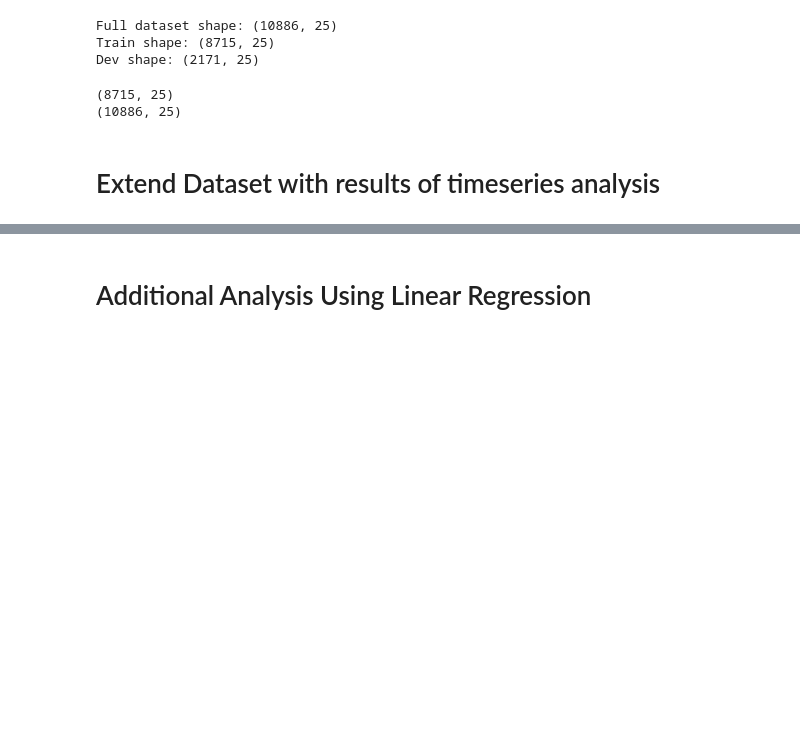
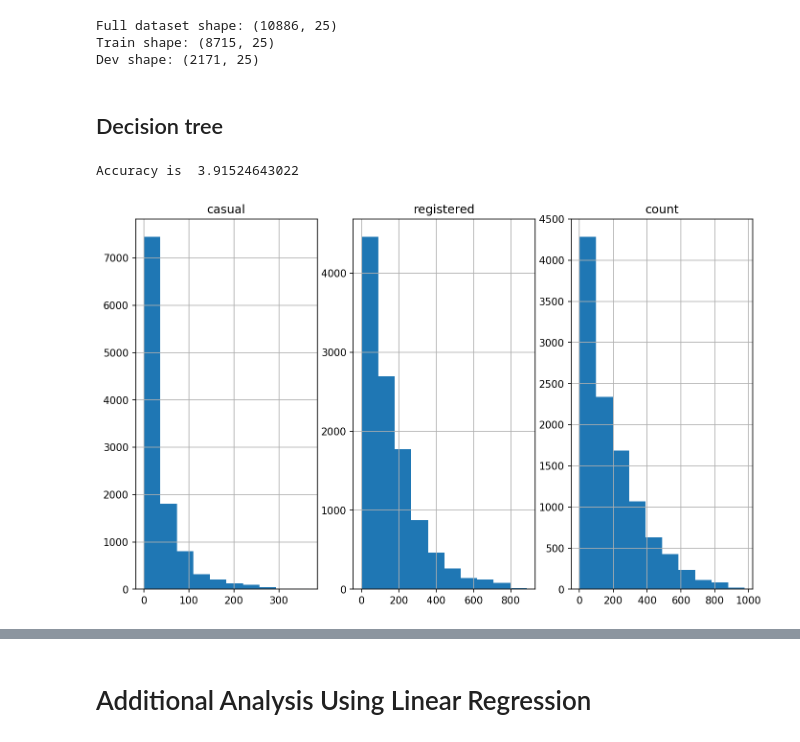
Before and after one commit to jordankupersmith/w207-final, a Jupyter notebook: w207_Bike_Sharing_Regression.ipynb, the cells around one changed output, grey strips where cells are left out. Cells and saved outputs as stored; diff of their text form; code cells hidden in the pictures; blank space fills up the shorter version.

Commit message:
Beginning decision tree analysis

```diff
--- a/w207_Bike_Sharing_Regression.ipynb
+++ b/w207_Bike_Sharing_Regression.ipynb
@@ -746,11 +746,61 @@ http://pandas.pydata.org/pandas-docs/stable/indexing.html#deprecate_ix
 Full dataset shape: (10886, 25)
 Train shape: (8715, 25)
 Dev shape: (2171, 25)
-# %%
-print(train.shape)
-print(fullWithWMATAandTS.shape)
-# %% [output]
-(8715, 25)
-(10886, 25)
-# %% [markdown]
-# Extend Dataset with results of timeseries analysis
+# %% [markdown]
+## Decision tree
+# %%
+#from sklearn import tree
+#import graphviz as gv
+#from sklearn.tree import DecisionTreeClassifier, export_graphviz
+from sklearn.tree import DecisionTreeClassifier
+from sklearn.metrics import accuracy_score
+
+
+
+tree_vars=['season', 'holiday', 'workingday', 'weather', 'temp', 'atemp', 'humidity', 'windspeed',  'hour',   'delay_collapsed',  'year', 'month', 'week', 'predictedFromTS']
+
+Y_vars=['casual', 'registered', 'count']
+
+
+plt.figure(figsize=(15,15), dpi=150)
+for i, var in enumerate(Y_vars):
+    j=i+1
+    plt.subplot(2,4,j)
+    full[var].hist()
+    plt.title(var)
+
+X_train = train[tree_vars]
+X_dev = dev[tree_vars]
+Y_train = train['count']
+Y_dev = dev['count']
+
+X_train1=X_train.values.reshape(-1, 1)
+Y_train1=Y_train.values.reshape(-1, 1)
+Y_dev1=Y_dev.values.reshape(-1, 1)
+X_dev1=X_dev.values.reshape(-1, 1)
+
+#clf = tree.DecisionTreeClassifier()
+#clf = clf.fit(X_train, Y_train)
+#dt = DecisionTreeClassifier(min_samples_split=20, random_state=99)
+#dt.fit(X_train, Y_train)
+
+
+DecisionTreeClassifier(class_weight=None, criterion='gini', max_depth=3,
+            max_features=None, max_leaf_nodes=None, min_samples_leaf=5,
+            min_samples_split=2, min_weight_fraction_leaf=0.0,
+            presort=False, random_state=100, splitter='best')
+
+
+clf_gini = DecisionTreeClassifier(criterion = "gini",
+                               max_depth=12, min_samples_leaf=14)
+clf_gini.fit(X_train, Y_train)
+
+
+Y_pred = clf_gini.predict(X_dev)
+Y_pred
+
+
+print ("Accuracy is ", accuracy_score(Y_dev,Y_pred)*100)
+# %% [output]
+Accuracy is  3.91524643022
+[figure, added]
```
Also changed, not shown: parts of 1 cell of this notebook.
